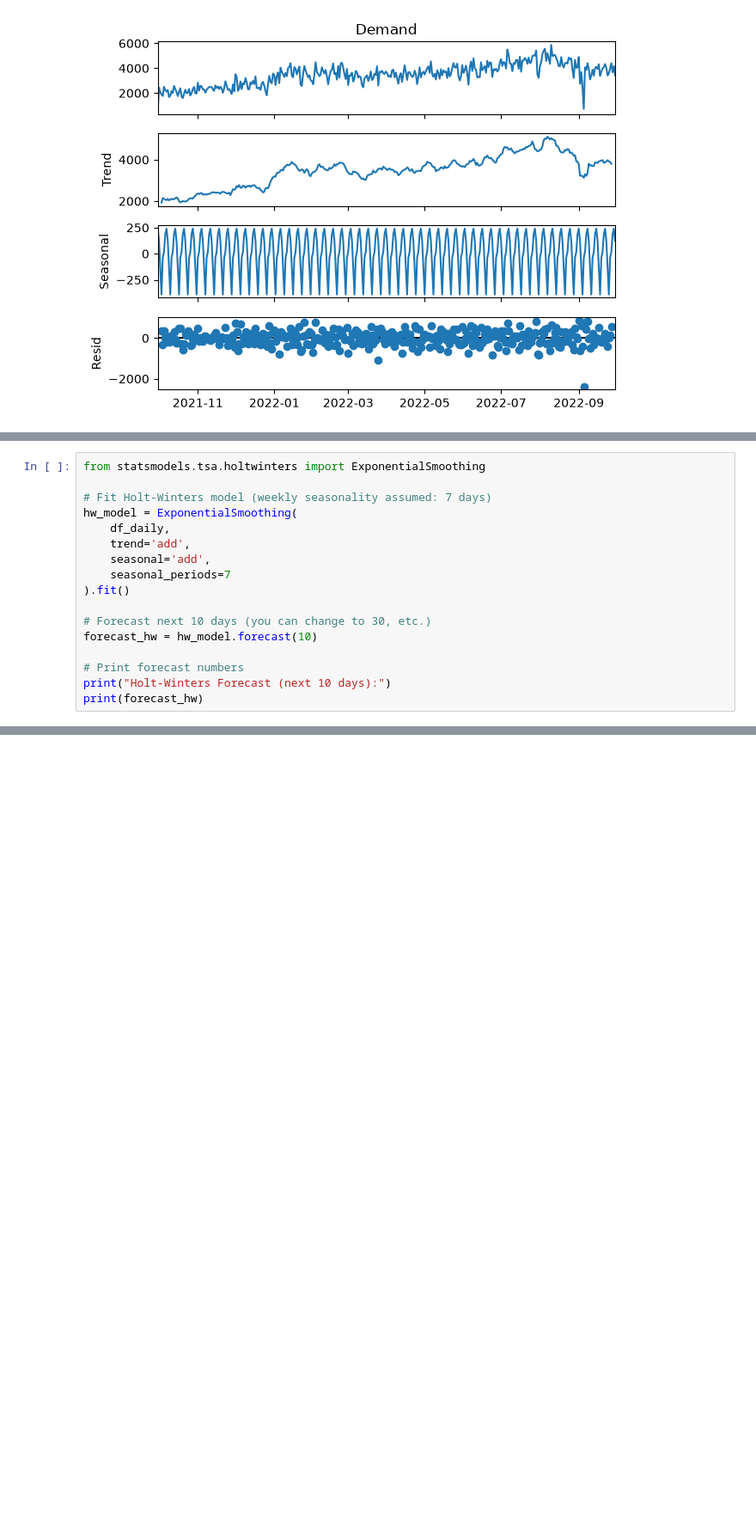
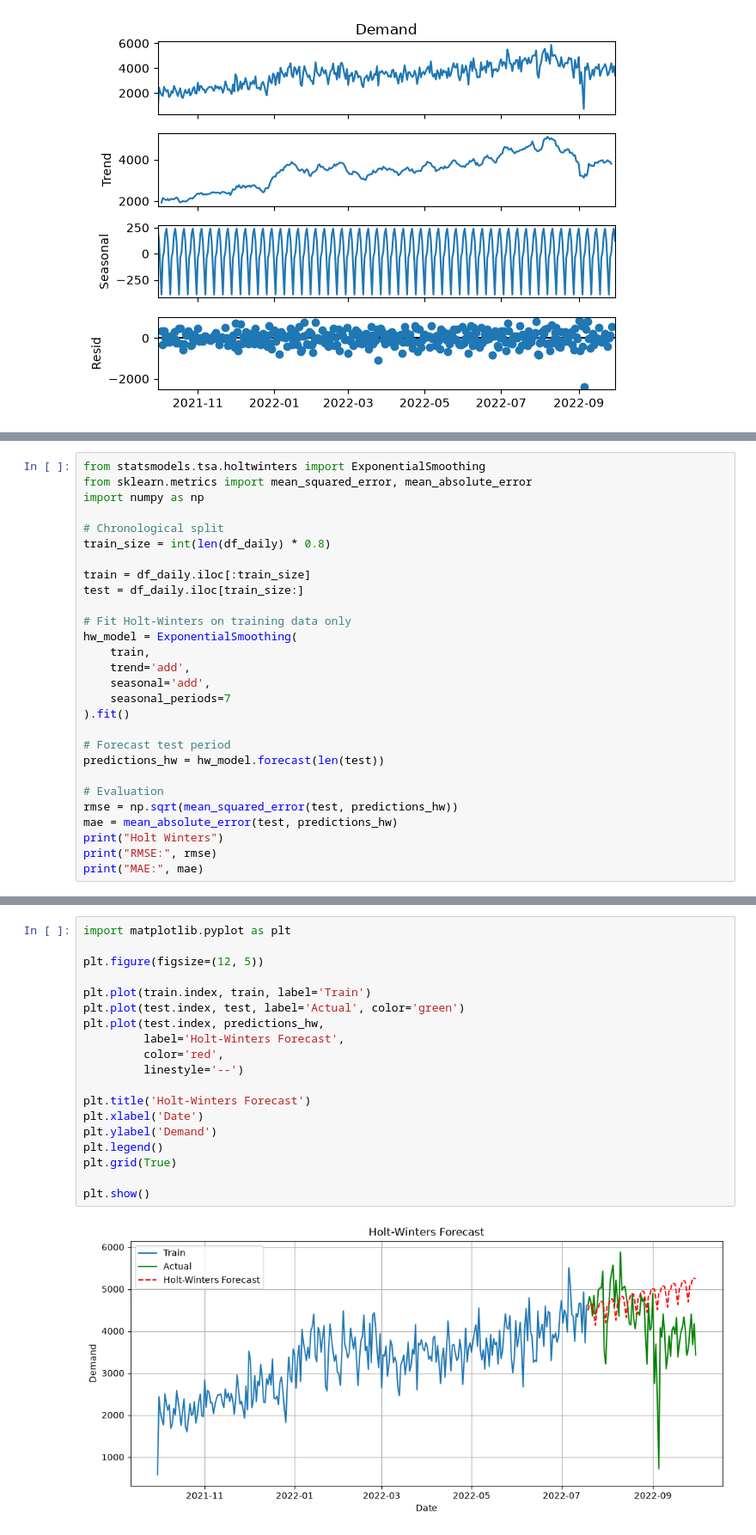
Before and after one commit to Aswini-Subramanyam/EV-Charging-demand-prediction-Guvi, a Jupyter notebook: ML_Time_Series.ipynb, the cells around one changed output, grey strips where cells are left out. Shown at 86% size. Saved outputs shown, nothing was run; the diff lists cells and outputs as text; blank space fills up the shorter version.

```diff
--- a/ML_Time_Series.ipynb
+++ b/ML_Time_Series.ipynb
@@ -175,18 +285,29 @@ Freq: D, dtype: float64
 # %%
 from statsmodels.tsa.holtwinters import ExponentialSmoothing
+from sklearn.metrics import mean_squared_error, mean_absolute_error
+import numpy as np
 
-# Fit Holt-Winters model (weekly seasonality assumed: 7 days)
+# Chronological split
+train_size = int(len(df_daily) * 0.8)
+
+train = df_daily.iloc[:train_size]
+test = df_daily.iloc[train_size:]
+
+# Fit Holt-Winters on training data only
 hw_model = ExponentialSmoothing(
-    df_daily,
+    train,
     trend='add',
     seasonal='add',
     seasonal_periods=7
 ).fit()
 
-# Forecast next 10 days (you can change to 30, etc.)
-forecast_hw = hw_model.forecast(10)
+# Forecast test period
+predictions_hw = hw_model.forecast(len(test))
 
-# Print forecast numbers
-print("Holt-Winters Forecast (next 10 days):")
-print(forecast_hw)
+# Evaluation
+rmse = np.sqrt(mean_squared_error(test, predictions_hw))
+mae = mean_absolute_error(test, predictions_hw)
+print("Holt Winters")
+print("RMSE:", rmse)
+print("MAE:", mae)
 # %% [output]
@@ -475,0 +317,21 @@ for metric_group in [['MAE (MA)', 'MAE (ES)', 'MAE (HW)'],
+# %%
+import matplotlib.pyplot as plt
+
+plt.figure(figsize=(12, 5))
+
+plt.plot(train.index, train, label='Train')
+plt.plot(test.index, test, label='Actual', color='green')
+plt.plot(test.index, predictions_hw,
+         label='Holt-Winters Forecast',
+         color='red',
+         linestyle='--')
+
+plt.title('Holt-Winters Forecast')
+plt.xlabel('Date')
+plt.ylabel('Demand')
+plt.legend()
+plt.grid(True)
+
+plt.show()
+# %% [output]
+[figure, added]
```
Also changed, not shown: parts of 30 cells of this notebook.
